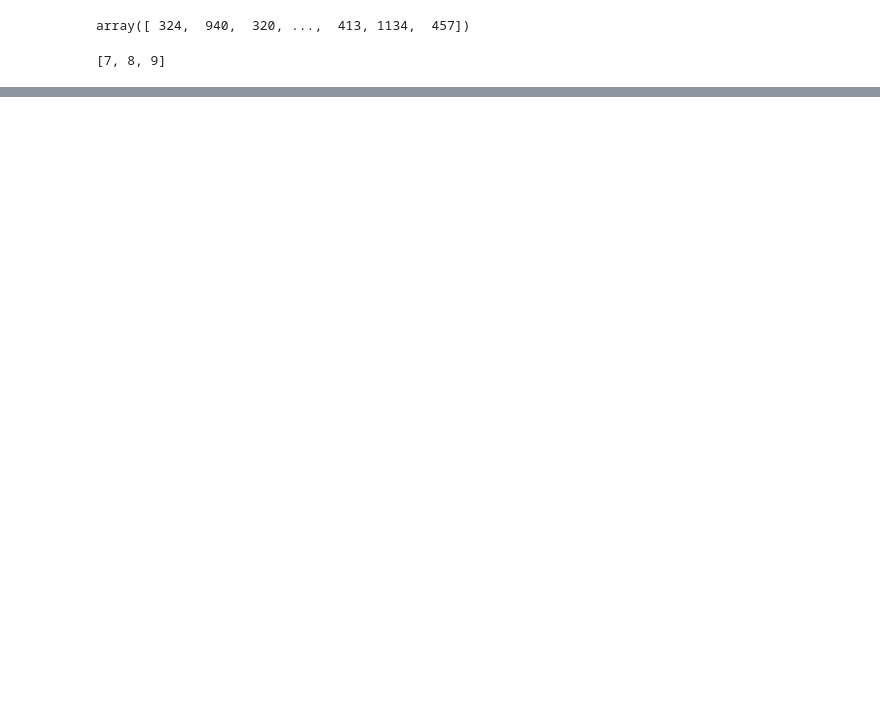
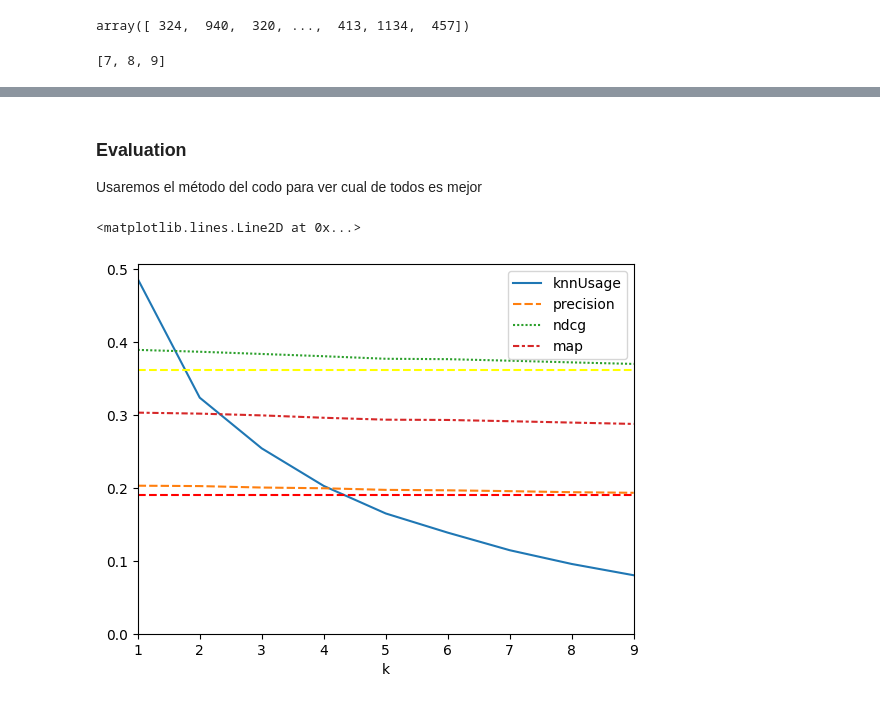
Before and after one commit to daviddavo/upm-tfm-notebooks, a Jupyter notebook: 08_pln.ipynb, the cells around one changed output, grey strips where cells are left out. Saved outputs shown, nothing was run; the diff lists cells and outputs as text; code cells hidden in the pictures; blank space fills up the shorter version.

```diff
--- a/08_pln.ipynb
+++ b/08_pln.ipynb
@@ -294,0 +391,9 @@ recall: 0.741011513447713
+# %%
+from sklearn.neighbors import KNeighborsClassifier
+
+itemID2idx = dfp.set_index('id')['nbidx']
+# %%
+def filter_proposals_in_train(train, user, proposals):
+    msk = train['userID'] == user
+    proposals_aready_voted_by_user = train[msk]['itemID'].unique()
+    return np.setdiff1d(proposals, proposals_aready_voted_by_user)
@@ -294,0 +488,22 @@ recall: 0.741011513447713
+# %%
+def recommendUserKNNwithFallback(train, user, proposals, top_k = None, knn_k: int = 1, remove_train: bool = True, do_sampling = None):
+    """ If the user has not voted in any proposal in `train`, we fall back to recommending
+    the most voted proposal in `proposals`
+    """
+    if remove_train:
+        proposals = filter_proposals_in_train(train, user, proposals)
+    if (user == train['userID']).sum() >= knn_k:
+        df = recommendUserKNN(train, user, proposals, top_k, knn_k, remove_train=False, do_sampling=do_sampling)
+        df['scoreType'] = 'knn'
+        return df
+    else:
+        df = recommendMostVoted(train, user, proposals, top_k, remove_train=False)
+        df['scoreType'] = 'mv'
+        return df
+
+def recommendNLPKNN(train: pd.DataFrame, users, proposals, top_k: int = 5, knn_k: int = 1, do_sampling=None):
+    # Create voter embeddings
+    assert knn_k >= 1
+    return pd.concat((recommendUserKNNwithFallback(train, u, proposals, top_k, knn_k, do_sampling=do_sampling) for u in users))
+
+recommendNLPKNN(train_filtered.copy(), test_filtered['userID'].unique(), test_filtered['itemID'].unique(), top_k=1)
@@ -294,0 +524,4 @@ recall: 0.741011513447713
+# %% [markdown]
+### Evaluation
+
+Usaremos el método del codo para ver cual de todos es mejor
@@ -294,0 +573,11 @@ recall: 0.741011513447713
+# %%
+mdf = pd.DataFrame(metrics)
+ax = sns.lineplot(mdf.groupby('k').mean())
+bdf = pd.read_csv(f'./data/baseline-mp-{ORG_NAME}.csv')
+plt.ylim(0)
+plt.xlim((1, mdf['k'].max()))
+ax.axhline(bdf['precision'].mean(), color='red', linestyle='dashed')
+ax.axhline(bdf['ndcg'].mean(), color='yellow', linestyle='dashed')
+# %% [output]
+<matplotlib.lines.Line2D at 0x...>
+[figure, added]
```
Also changed, not shown: parts of 30 cells of this notebook, 3 other files.
